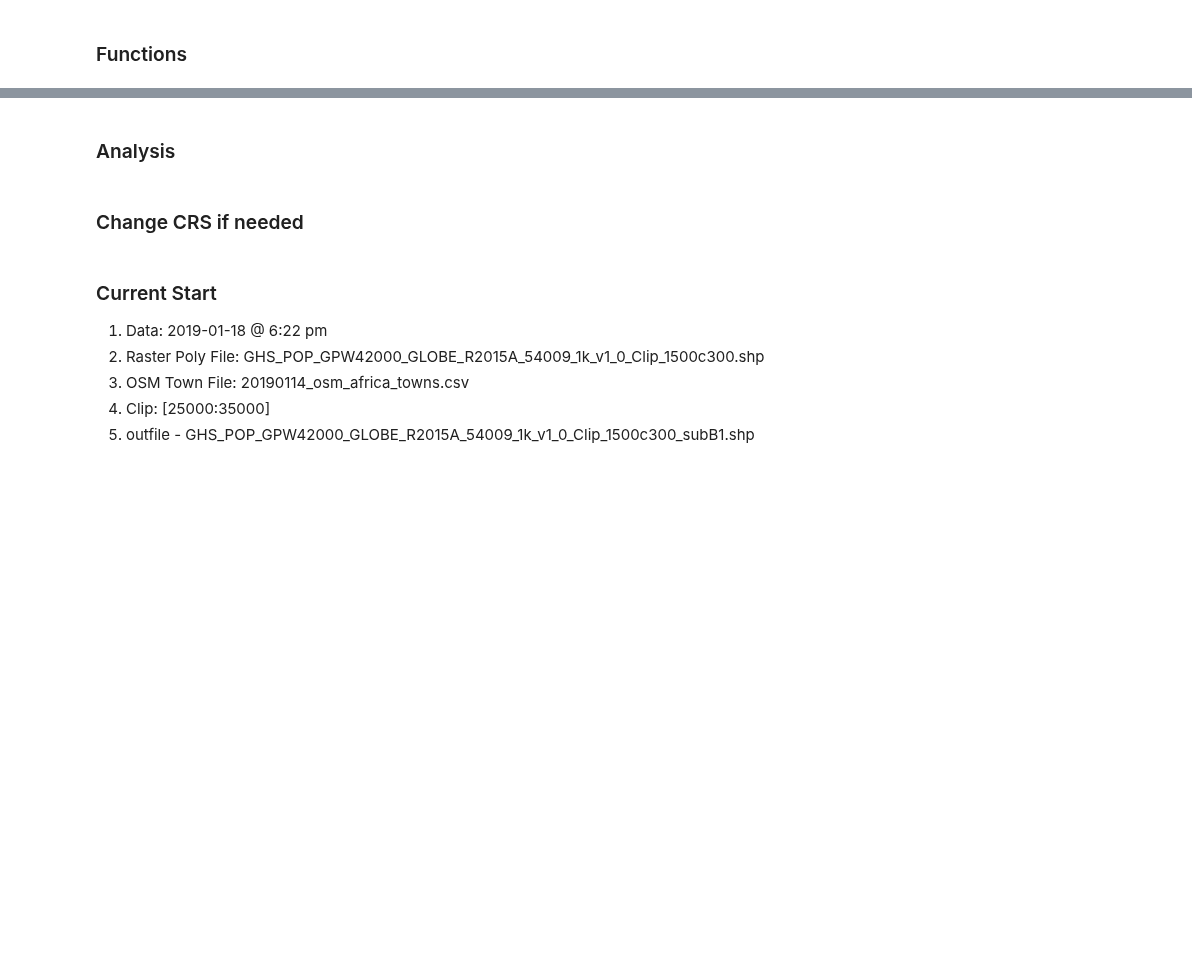
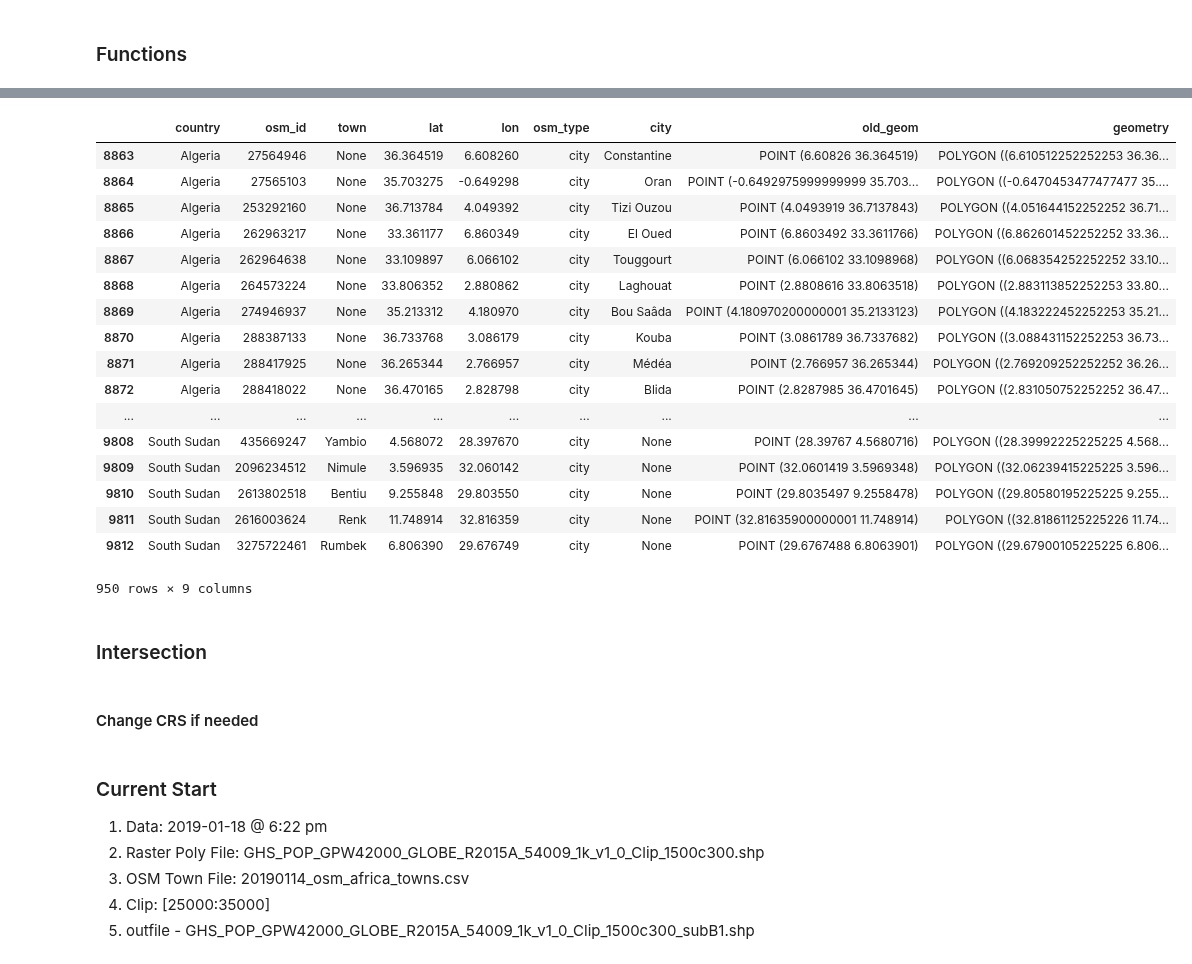
Before and after one commit to cascadet/AfricaUrbanPop, a Jupyter notebook: notebooks/jupyter/ERL19/New_PolyPoints.ipynb, the cells around one changed output, grey strips where cells are left out. Saved outputs shown, nothing was run; the diff lists cells and outputs as text; code cells hidden in the pictures; blank space fills up the shorter version.

```diff
--- a/notebooks/jupyter/ERL19/New_PolyPoints.ipynb
+++ b/notebooks/jupyter/ERL19/New_PolyPoints.ipynb
@@ -172,0 +153,17 @@ osm_points.tail()
+# %%
+# File Paths
+temp_data = '../../../temp_data/ERL19/'
+erl_v2_data  = '../../../temp_data/ERL19v2/'
+# %%
+# Load Polygons
+
+# Load Points
+points = gpd.read_file(erl_v2_data+'20190430_osm_All.shp')
+print(len(points))
+
+# Load Polygons
+polygons = gpd.read_file(temp_data+'AFR_PPP_2015_adj_v2_1500c300.shp')
+print(len(polygons))
+
+#Out File Name
+out = 'WP2015_1500c300_polypoints'
@@ -185,5 +205,26 @@ osm_buffer_gdf.head(6)
+# %%
+points[points['osm_type'] == 'city']
+# %% [output]
+|  | country | osm_id | town | lat | lon | osm_type | city | old_geom | geometry |
+| 8863 | Algeria | 27564946 | None | 36.364519 | 6.608260 | city | Constantine | POINT (6.60826 36.364519) | POLYGON ((6.610512252252253 36.36... |
+| 8864 | Algeria | 27565103 | None | 35.703275 | -0.649298 | city | Oran | POINT (-0.6492975999999999 35.703... | POLYGON ((-0.6470453477477477 35.... |
+| 8865 | Algeria | 253292160 | None | 36.713784 | 4.049392 | city | Tizi Ouzou | POINT (4.0493919 36.7137843) | POLYGON ((4.051644152252252 36.71... |
+| 8866 | Algeria | 262963217 | None | 33.361177 | 6.860349 | city | El Oued | POINT (6.8603492 33.3611766) | POLYGON ((6.862601452252252 33.36... |
+| 8867 | Algeria | 262964638 | None | 33.109897 | 6.066102 | city | Touggourt | POINT (6.066102 33.1098968) | POLYGON ((6.068354252252252 33.10... |
+| 8868 | Algeria | 264573224 | None | 33.806352 | 2.880862 | city | Laghouat | POINT (2.8808616 33.8063518) | POLYGON ((2.883113852252253 33.80... |
+| 8869 | Algeria | 274946937 | None | 35.213312 | 4.180970 | city | Bou Saâda | POINT (4.180970200000001 35.2133123) | POLYGON ((4.183222452252253 35.21... |
+| 8870 | Algeria | 288387133 | None | 36.733768 | 3.086179 | city | Kouba | POINT (3.0861789 36.7337682) | POLYGON ((3.088431152252253 36.73... |
+| 8871 | Algeria | 288417925 | None | 36.265344 | 2.766957 | city | Médéa | POINT (2.766957 36.265344) | POLYGON ((2.769209252252252 36.26... |
+| 8872 | Algeria | 288418022 | None | 36.470165 | 2.828798 | city | Blida | POINT (2.8287985 36.4701645) | POLYGON ((2.831050752252252 36.47... |
+| ... | ... | ... | ... | ... | ... | ... | ... | ... | ... |
+| 9808 | South Sudan | 435669247 | Yambio | 4.568072 | 28.397670 | city | None | POINT (28.39767 4.5680716) | POLYGON ((28.39992225225225 4.568... |
+| 9809 | South Sudan | 2096234512 | Nimule | 3.596935 | 32.060142 | city | None | POINT (32.0601419 3.5969348) | POLYGON ((32.06239415225225 3.596... |
+| 9810 | South Sudan | 2613802518 | Bentiu | 9.255848 | 29.803550 | city | None | POINT (29.8035497 9.2558478) | POLYGON ((29.80580195225225 9.255... |
+| 9811 | South Sudan | 2616003624 | Renk | 11.748914 | 32.816359 | city | None | POINT (32.81635900000001 11.748914) | POLYGON ((32.81861125225226 11.74... |
+| 9812 | South Sudan | 3275722461 | Rumbek | 6.806390 | 29.676749 | city | None | POINT (29.6767488 6.8063901) | POLYGON ((29.67900105225225 6.806... |
+950 rows × 9 columns
 # %% [markdown]
-### Analysis
+### Intersection
 # %%
 # Load Polygons
 
@@ -194,7 +235,7 @@ print(len(raster_polygons))
 # %%
 raster_polygons.head(6)
 # %% [markdown]
-### Change CRS if needed
+#### Change CRS if needed
 # %%
 raster_polygons.crs
 # %%
```
Also changed, not shown: parts of 13 cells of this notebook, 6 other files.
